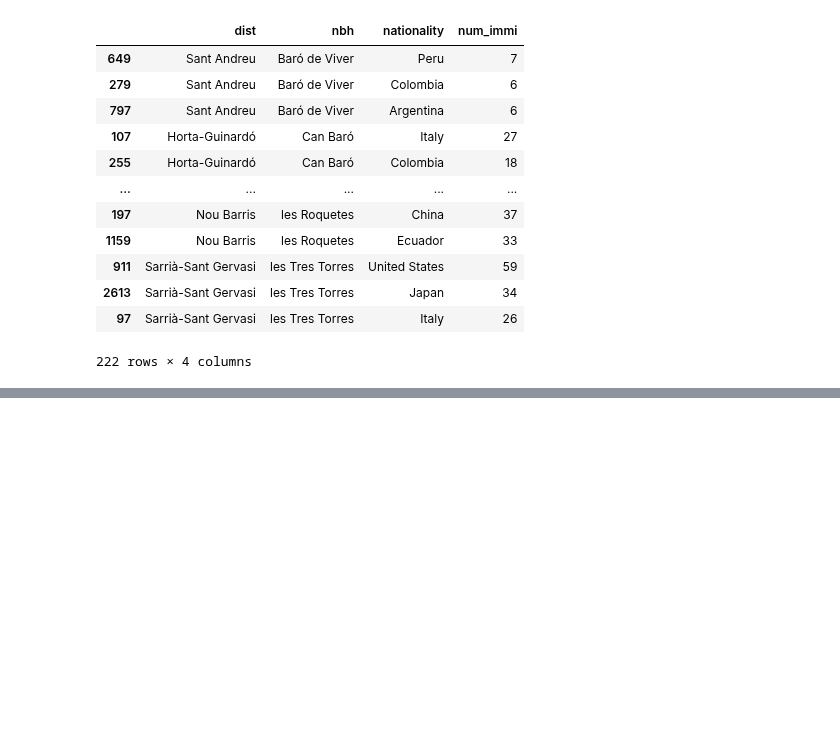
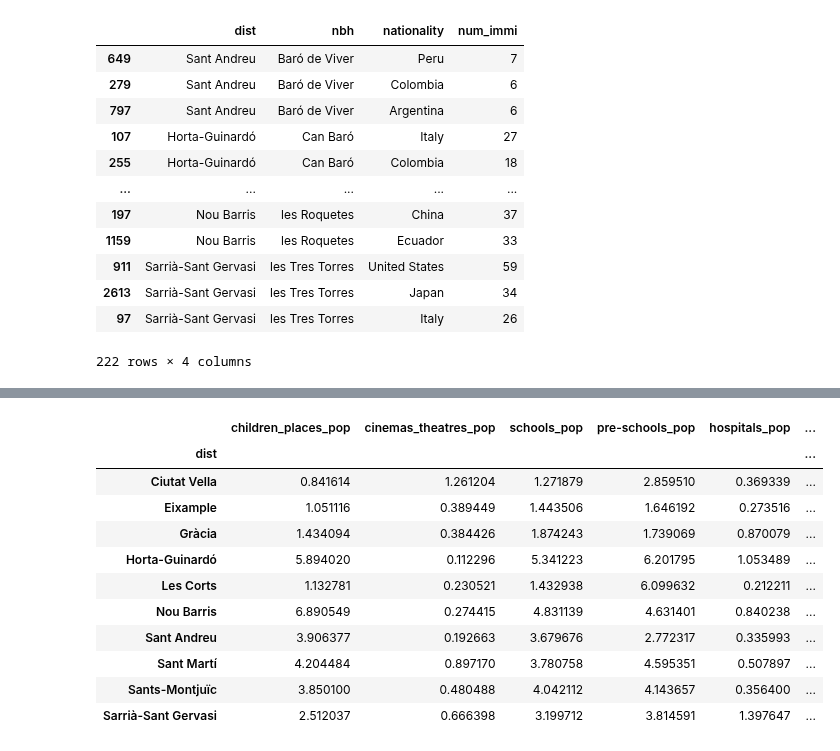
Before and after one commit to ta-data-bcn/Project-Week-2-Barcelona, a Jupyter notebook: your-project/immigration.ipynb, the cells around one changed output, grey strips where cells are left out. Saved outputs shown, nothing was run; the diff lists cells and outputs as text; code cells hidden in the pictures; blank space fills up the shorter version.

```diff
--- a/your-project/immigration.ipynb
+++ b/your-project/immigration.ipynb
@@ -216,0 +469,6 @@ immi_dist
+# %%
+df_facilities = df[["nbh","dist",'children_places_pop', 'cinemas_theatres_pop',
+       'schools_pop', 'pre-schools_pop', 'hospitals_pop',
+       'libraries_theatres_pop', 'park_gardens_pop', 'sport_centers_pop',
+       'facilities_pop']]
+df_facilities.var()
@@ -216,0 +486,20 @@ immi_dist
+# %%
+# Calculating facilities by 10,000 people, for each district
+df_facilities = df_facilities.groupby("dist")[['children_places_pop', 'cinemas_theatres_pop',
+       'schools_pop', 'pre-schools_pop', 'hospitals_pop',
+       'libraries_theatres_pop', 'park_gardens_pop', 'sport_centers_pop',
+       'facilities_pop']].sum()
+df_facilities
+# %% [output]
+|  | children_places_pop | cinemas_theatres_pop | schools_pop | pre-schools_pop | hospitals_pop | ... |
+| dist |  |  |  |  |  | ... |
+| Ciutat Vella | 0.841614 | 1.261204 | 1.271879 | 2.859510 | 0.369339 | ... |
+| Eixample | 1.051116 | 0.389449 | 1.443506 | 1.646192 | 0.273516 | ... |
+| Gràcia | 1.434094 | 0.384426 | 1.874243 | 1.739069 | 0.870079 | ... |
+| Horta-Guinardó | 5.894020 | 0.112296 | 5.341223 | 6.201795 | 1.053489 | ... |
+| Les Corts | 1.132781 | 0.230521 | 1.432938 | 6.099632 | 0.212211 | ... |
+| Nou Barris | 6.890549 | 0.274415 | 4.831139 | 4.631401 | 0.840238 | ... |
+| Sant Andreu | 3.906377 | 0.192663 | 3.679676 | 2.772317 | 0.335993 | ... |
+| Sant Martí | 4.204484 | 0.897170 | 3.780758 | 4.595351 | 0.507897 | ... |
+| Sants-Montjuïc | 3.850100 | 0.480488 | 4.042112 | 4.143657 | 0.356400 | ... |
+| Sarrià-Sant Gervasi | 2.512037 | 0.666398 | 3.199712 | 3.814591 | 1.397647 | ... |
```
Also changed, not shown: parts of 36 cells of this notebook, 4 other files.
